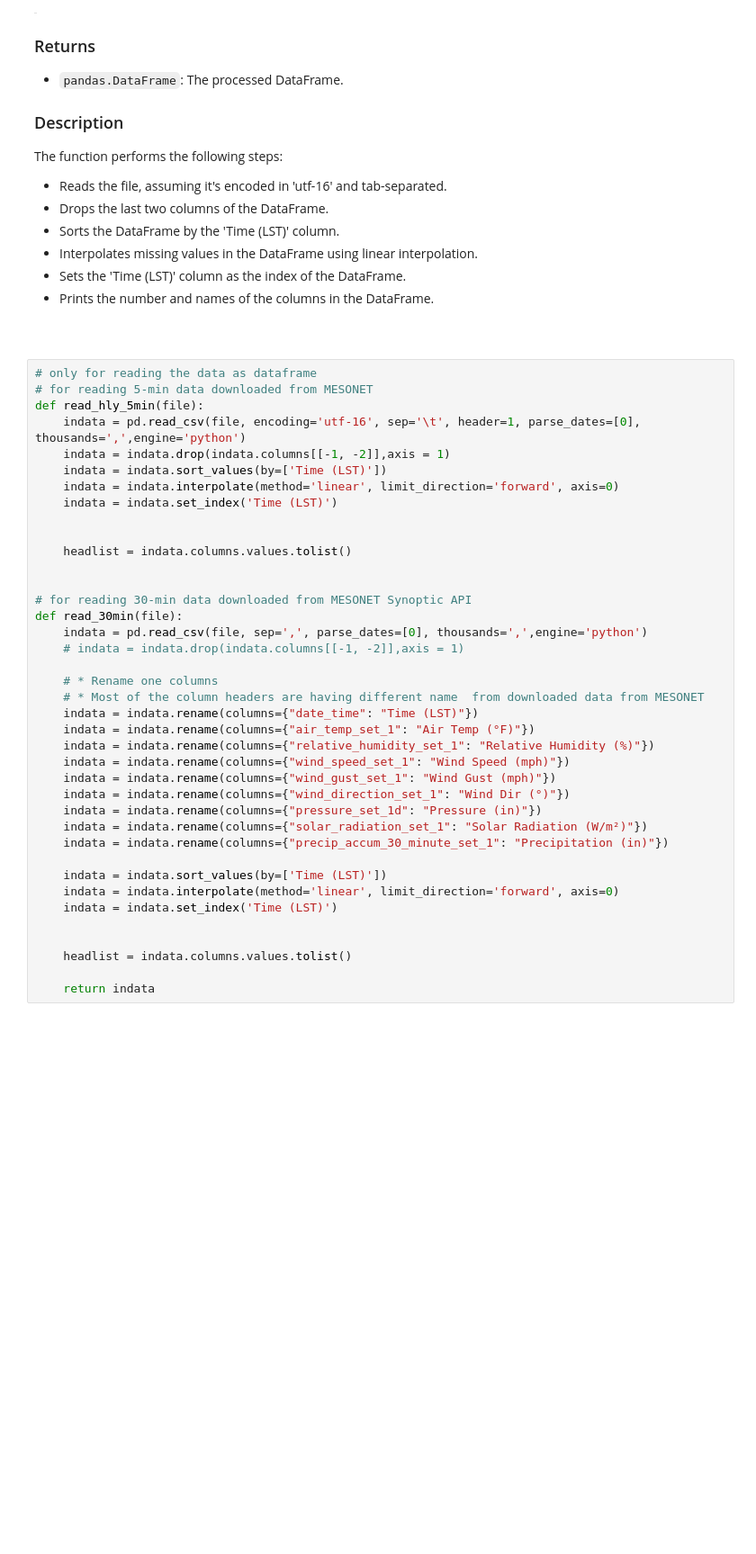
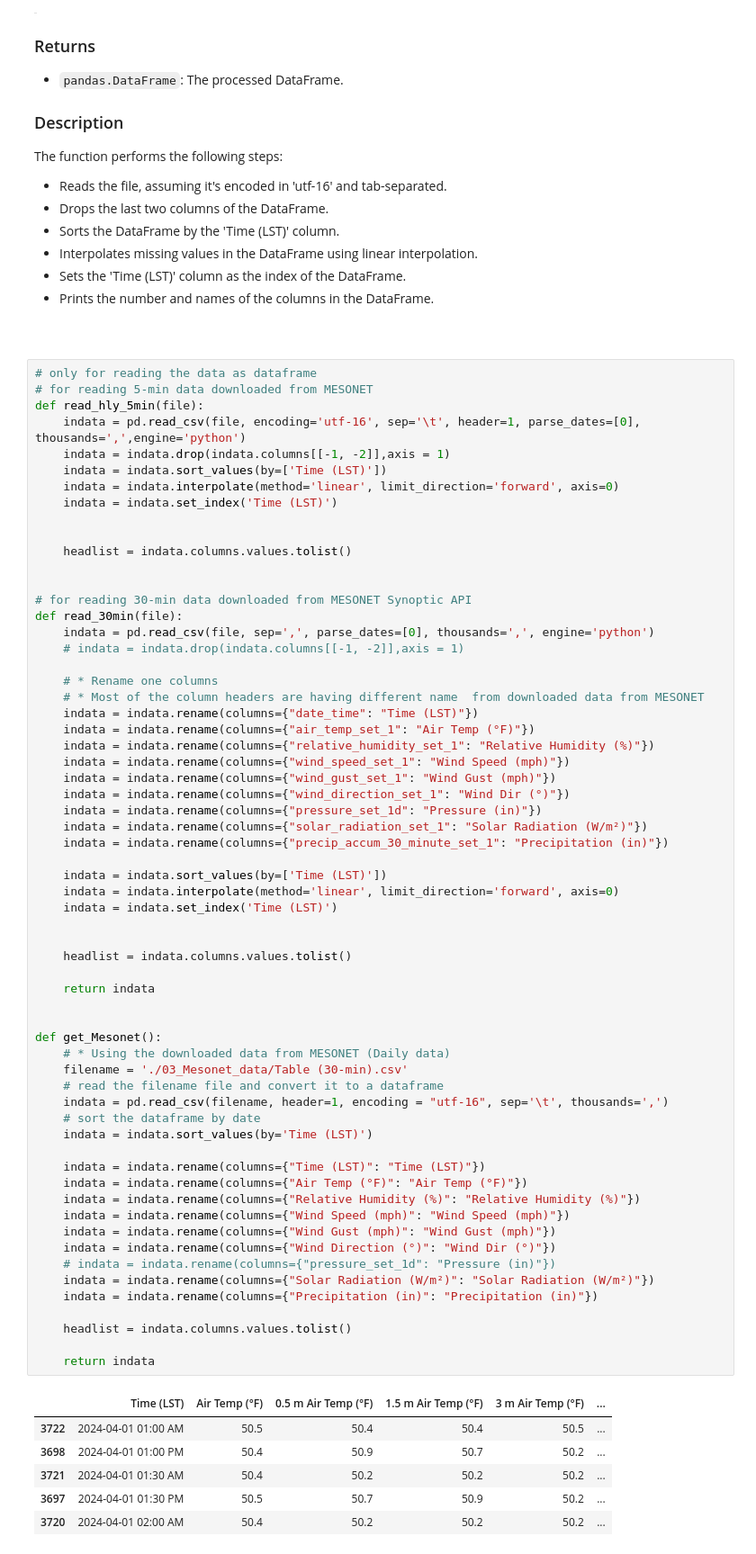
Before and after one commit to dsyang1024/SoilMoisture_analysis, a Jupyter notebook: Weather_for_Penman/hly2dly_weather_gen.ipynb, the cells around one changed output. Shown at 90% size. Saved outputs shown, nothing was run; the diff lists cells and outputs as text; blank space fills up the shorter version.

Commit message:
mesonet data update (mesonet)
updated to use mesonet data
(pending)

```diff
--- a/Weather_for_Penman/hly2dly_weather_gen.ipynb
+++ b/Weather_for_Penman/hly2dly_weather_gen.ipynb
@@ -187,31 +196,61 @@ def read_hly_5min(file):
     indata = indata.set_index('Time (LST)')
 
 
     headlist = indata.columns.values.tolist()
 
 
 # for reading 30-min data downloaded from MESONET Synoptic API
 def read_30min(file):
-    indata = pd.read_csv(file, sep=',', parse_dates=[0], thousands=',',engine='python')
+    indata = pd.read_csv(file, sep=',', parse_dates=[0], thousands=',', engine='python')
     # indata = indata.drop(indata.columns[[-1, -2]],axis = 1)
 
     # * Rename one columns
     # * Most of the column headers are having different name  from downloaded data from MESONET
     indata = indata.rename(columns={"date_time": "Time (LST)"})
     indata = indata.rename(columns={"air_temp_set_1": "Air Temp (°F)"})
     indata = indata.rename(columns={"relative_humidity_set_1": "Relative Humidity (%)"})
     indata = indata.rename(columns={"wind_speed_set_1": "Wind Speed (mph)"})
     indata = indata.rename(columns={"wind_gust_set_1": "Wind Gust (mph)"})
     indata = indata.rename(columns={"wind_direction_set_1": "Wind Dir (°)"})
     indata = indata.rename(columns={"pressure_set_1d": "Pressure (in)"})
     indata = indata.rename(columns={"solar_radiation_set_1": "Solar Radiation (W/m²)"})
     indata = indata.rename(columns={"precip_accum_30_minute_set_1": "Precipitation (in)"})
 
     indata = indata.sort_values(by=['Time (LST)'])
     indata = indata.interpolate(method='linear', limit_direction='forward', axis=0)
     indata = indata.set_index('Time (LST)')
 
 
     headlist = indata.columns.values.tolist()
 
     return indata
+
+
+def get_Mesonet():
+    # * Using the downloaded data from MESONET (Daily data)
+    filename = './03_Mesonet_data/Table (30-min).csv'
+    # read the filename file and convert it to a dataframe
+    indata = pd.read_csv(filename, header=1, encoding = "utf-16", sep='\t', thousands=',')
+    # sort the dataframe by date
+    indata = indata.sort_values(by='Time (LST)')
+
+    indata = indata.rename(columns={"Time (LST)": "Time (LST)"})
+    indata = indata.rename(columns={"Air Temp (°F)": "Air Temp (°F)"})
+    indata = indata.rename(columns={"Relative Humidity (%)": "Relative Humidity (%)"})
+    indata = indata.rename(columns={"Wind Speed (mph)": "Wind Speed (mph)"})
+    indata = indata.rename(columns={"Wind Gust (mph)": "Wind Gust (mph)"})
+    indata = indata.rename(columns={"Wind Direction (°)": "Wind Dir (°)"})
+    # indata = indata.rename(columns={"pressure_set_1d": "Pressure (in)"})
+    indata = indata.rename(columns={"Solar Radiation (W/m²)": "Solar Radiation (W/m²)"})
+    indata = indata.rename(columns={"Precipitation (in)": "Precipitation (in)"})
+
+    headlist = indata.columns.values.tolist()
+
+    return indata
+# %% [output]
+|  | Time (LST) | Air Temp (°F) | 0.5 m Air Temp (°F) | 1.5 m Air Temp (°F) | 3 m Air Temp (°F) | ... |
+| 3722 | 2024-04-01 01:00 AM | 50.5 | 50.4 | 50.4 | 50.5 | ... |
+| 3698 | 2024-04-01 01:00 PM | 50.4 | 50.9 | 50.7 | 50.2 | ... |
+| 3721 | 2024-04-01 01:30 AM | 50.4 | 50.2 | 50.2 | 50.2 | ... |
+| 3697 | 2024-04-01 01:30 PM | 50.5 | 50.7 | 50.9 | 50.2 | ... |
+| 3720 | 2024-04-01 02:00 AM | 50.4 | 50.2 | 50.2 | 50.2 | ... |
```
Also changed, not shown: parts of 6 cells of this notebook, 6 other files.
